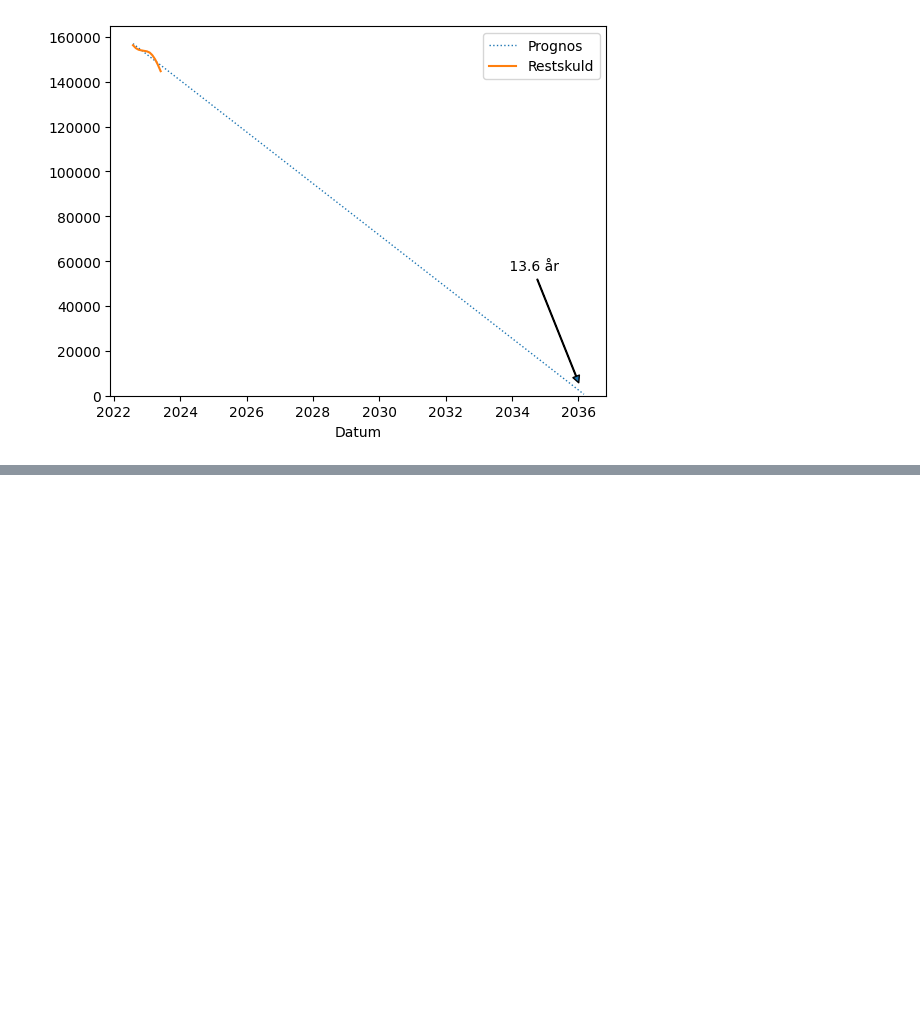
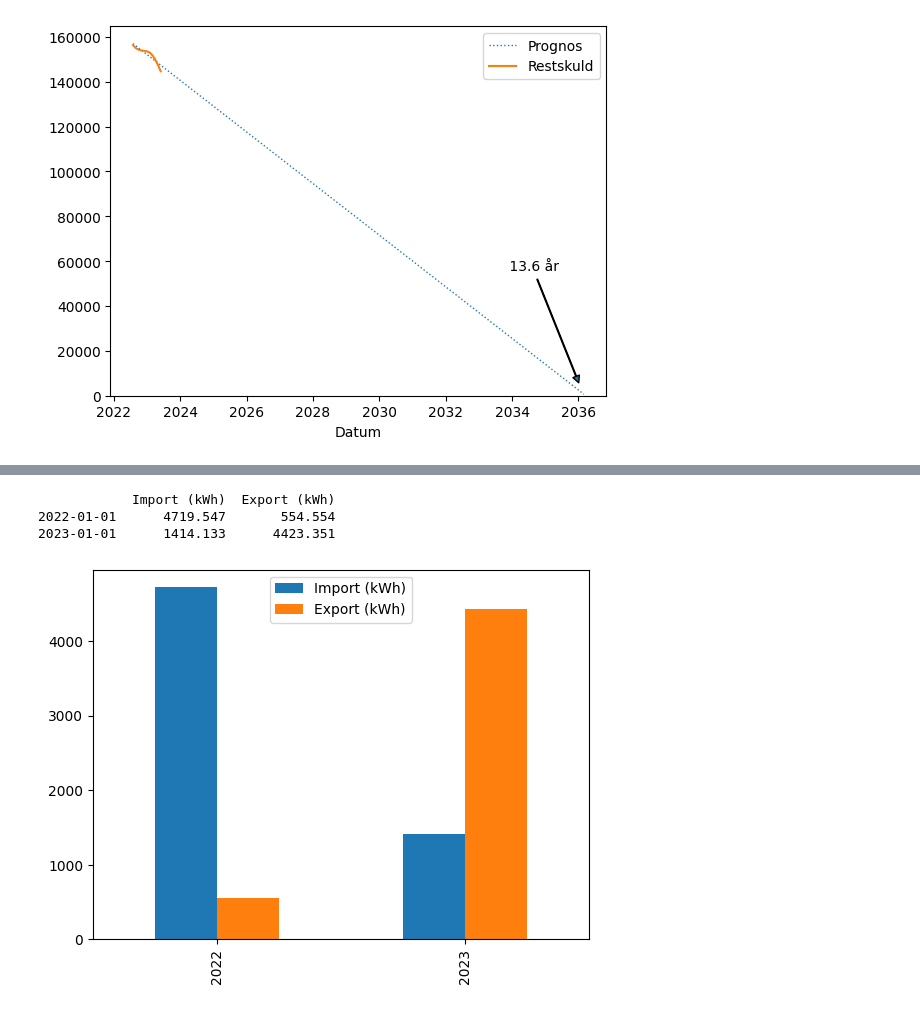
Before and after one commit to frolswe/sol, a Jupyter notebook: solceller.ipynb, the cells around one changed output, grey strips where cells are left out. Drawn from its saved outputs; the diff is of its cells as text; code cells hidden in the pictures; blank space fills up the shorter version.

```diff
--- a/solceller.ipynb
+++ b/solceller.ipynb
@@ -195,0 +206,25 @@ _ = ax.annotate("",
+# %%
+# Visualisera import och export per år.
+
+import datetime
+
+dfy = pd.DataFrame()
+for d in df.index:
+    y = datetime.datetime.strptime(str(d.year), "%Y")
+    if not y in dfy.index:
+        dfy.loc[y, "Import (kWh)"] = 0.0
+        dfy.loc[y, "Export (kWh)"] = 0.0
+    if not np.isnan(df.loc[d, "Import"]):
+        dfy.loc[y, "Import (kWh)"] += df.loc[d, "Import"]
+    if not np.isnan(df.loc[d, "Export"]):
+        dfy.loc[y, "Export (kWh)"] += df.loc[d, "Export"]
+
+print(dfy)
+
+ax = dfy[["Import (kWh)", "Export (kWh)"]].plot.bar()
+_ = ax.set_xticklabels([d.strftime("%Y") for d in dfy.index])
+# %% [output]
+            Import (kWh)  Export (kWh)
+2022-01-01      4719.547       554.554
+2023-01-01      1414.133      4423.351
+[figure, added]
```
Also changed, not shown: parts of 1 cell of this notebook.
